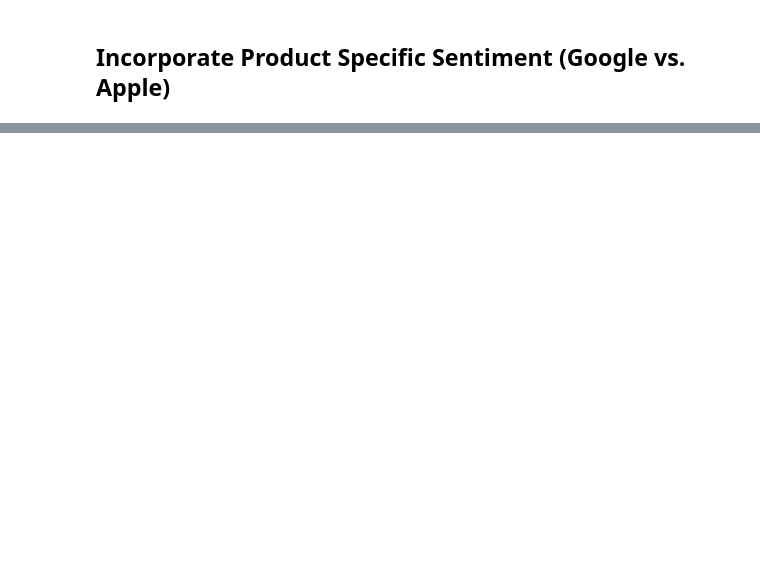
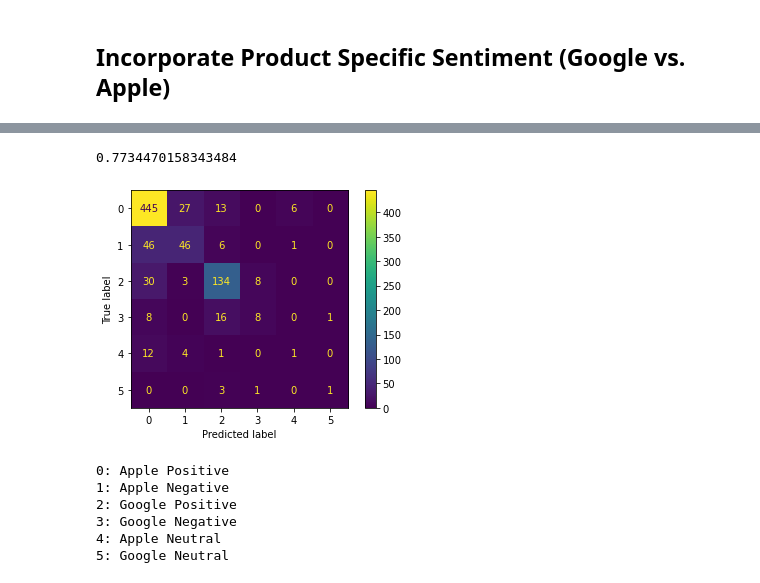
Before and after one commit to mitchellren123/Twitter-NLP-Sentiment, a Jupyter notebook: Twitter-NLP.ipynb, the cells around one changed output, grey strips where cells are left out. Cells and saved outputs as stored; diff of their text form; code cells hidden in the pictures; blank space fills up the shorter version.

```diff
--- a/Twitter-NLP.ipynb
+++ b/Twitter-NLP.ipynb
@@ -659,0 +623,19 @@ ValueError: Found input variables with inconsistent numbers of samples: [1, 2461
+# %%
+def conditions(df):
+    if (df['emotion_in_tweet_is_directed_at'] == 'Apple') and (df['is_there_an_emotion_directed_at_a_brand_or_product'] == 'Positive emotion'):
+        return 'Apple Positive'
+    elif (df['emotion_in_tweet_is_directed_at'] == 'Apple') and (df['is_there_an_emotion_directed_at_a_brand_or_product'] == 'Negative emotion'):
+        return 'Apple Negative'
+    elif (df['emotion_in_tweet_is_directed_at'] == 'Google') and (df['is_there_an_emotion_directed_at_a_brand_or_product'] == 'Positive emotion'):
+        return 'Google Positive'
+    elif (df['emotion_in_tweet_is_directed_at'] == 'Google') and (df['is_there_an_emotion_directed_at_a_brand_or_product'] == 'Negative emotion'):
+        return 'Google Negative'
+    elif (df['emotion_in_tweet_is_directed_at'] == 'Apple') and (df['is_there_an_emotion_directed_at_a_brand_or_product'] == 'No emotion toward brand or product'):
+        return 'Apple Neutral'
+    elif (df['emotion_in_tweet_is_directed_at'] == 'Google') and (df['is_there_an_emotion_directed_at_a_brand_or_product'] == 'No emotion toward brand or product'):
+        return 'Google Neutral'
+    else:
+        return 'NA'
+# %%
+df_brand_multiclass['is_there_an_emotion_directed_at_a_brand_or_product'] = df_brand_multiclass.apply(conditions, axis=1)
+df_brand_multiclass
@@ -659,0 +656,10 @@ ValueError: Found input variables with inconsistent numbers of samples: [1, 2461
+# %%
+df_brand_multiclass['is_there_an_emotion_directed_at_a_brand_or_product'] = df_brand_multiclass['is_there_an_emotion_directed_at_a_brand_or_product'].apply(lambda x:
+0 if x == 'Apple Positive'
+else 1 if x == 'Apple Negative'
+else 2 if x == 'Google Positive'
+else 3 if x == 'Google Negative'
+else 4 if x == 'Apple Neutral'
+else 5)
+
+df_brand_multiclass
@@ -660,2 +680,21 @@ ValueError: Found input variables with inconsistent numbers of samples: [1, 2461
+# %%
+X_train, X_test, y_train, y_test = train_test_split(df_brand_multiclass['tweet_text'], df_brand_multiclass['is_there_an_emotion_directed_at_a_brand_or_product'].values, test_size=0.25)
+# %%
+process(X_train, X_test, y_train, y_test)
+print('0: Apple Positive')
+print('1: Apple Negative')
+print('2: Google Positive')
+print('3: Google Negative')
+print('4: Apple Neutral')
+print('5: Google Neutral')
+# %% [output]
+0.7734470158343484
+[figure, added]
+0: Apple Positive
+1: Apple Negative
+2: Google Positive
+3: Google Negative
+4: Apple Neutral
+5: Google Neutral
 # %%
 # Custom Tokens? i.e. removing sxsw
```
Also changed, not shown: parts of 28 cells of this notebook.
